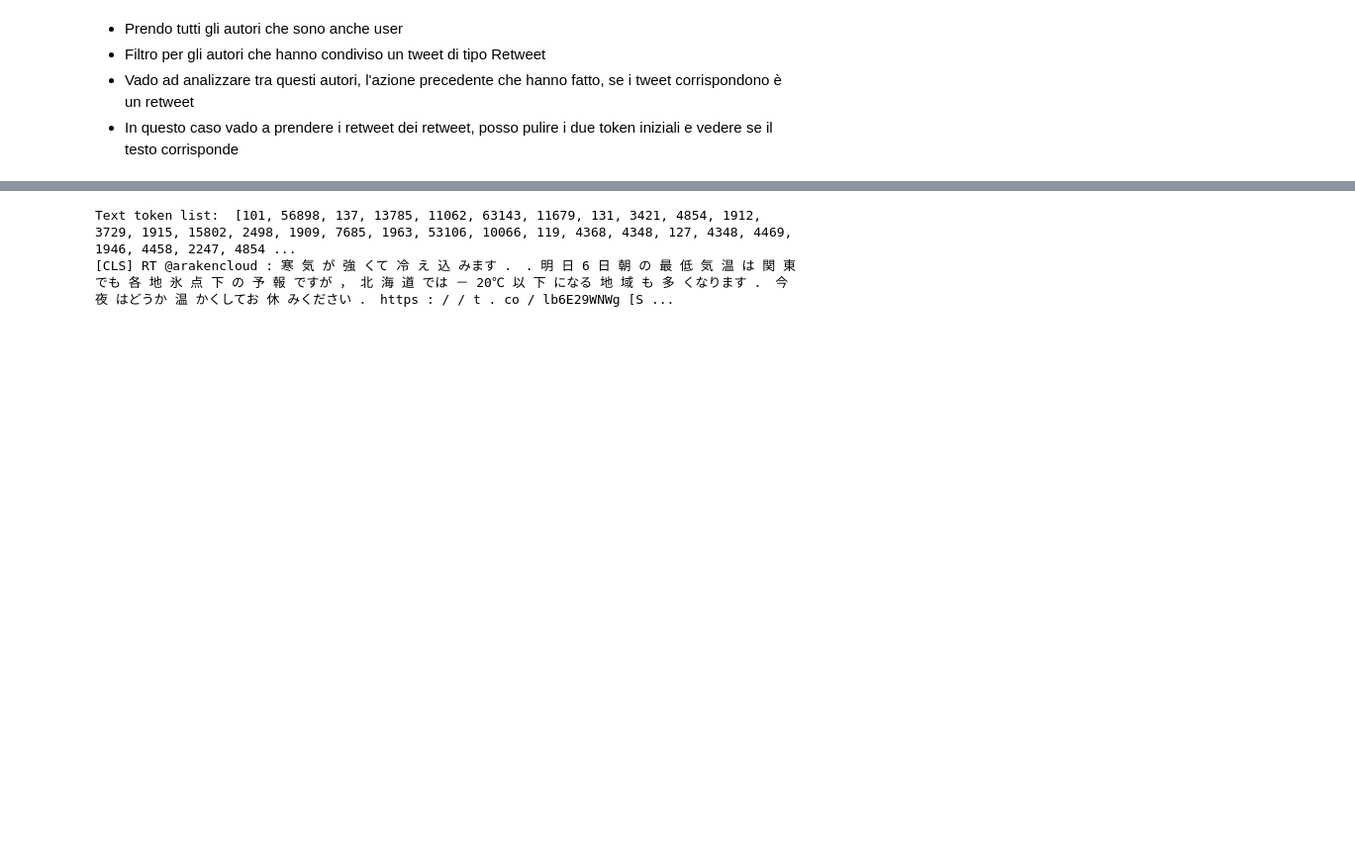
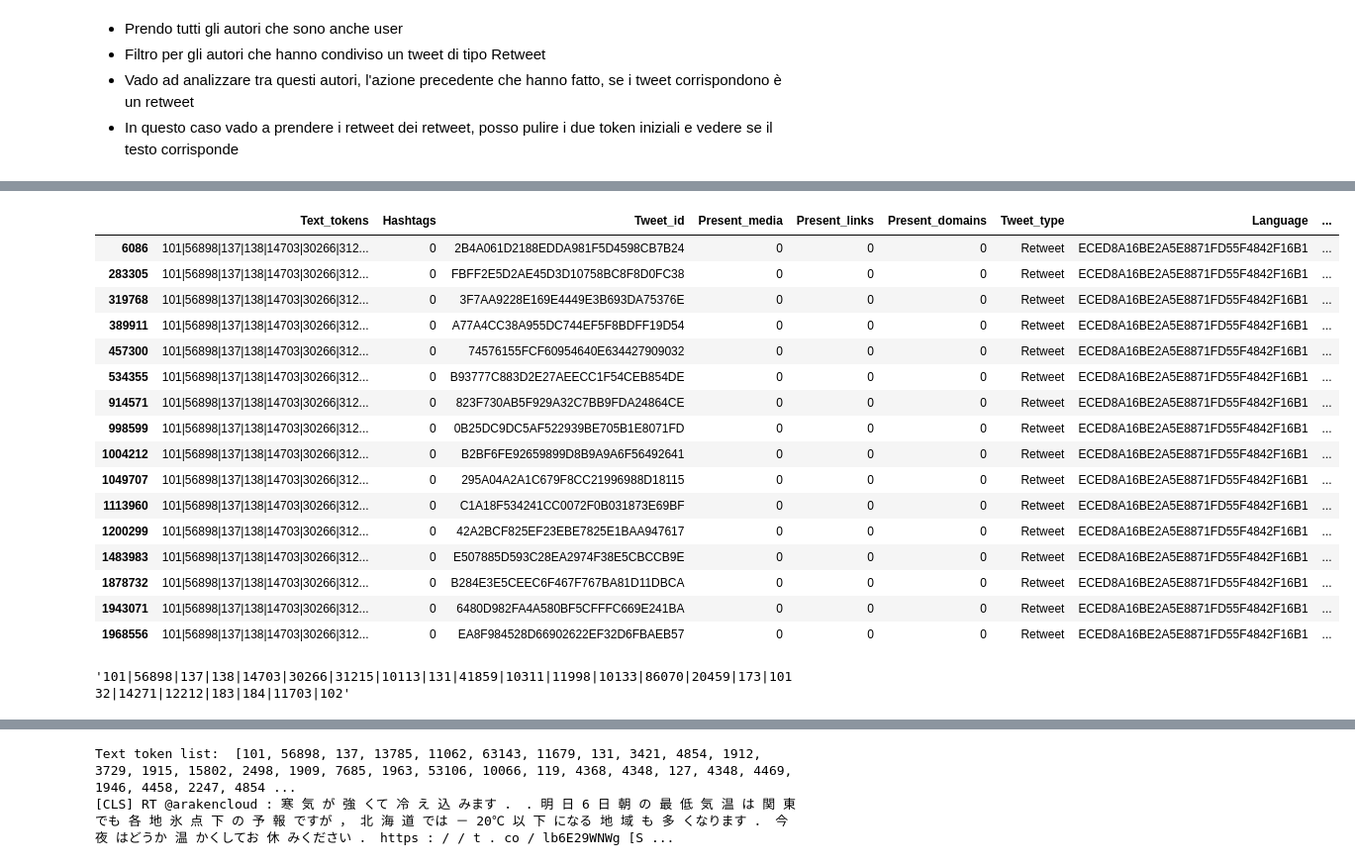
Before and after one commit to andreafiandro/recsys2020, a Jupyter notebook: Notebook/Analisi Validation.ipynb, the cells around one changed output, grey strips where cells are left out. Shown: that part at 99% size. Cells and saved outputs as stored; diff of their text form; code cells hidden in the pictures; blank space fills up the shorter version.

```diff
--- a/Notebook/Analisi Validation.ipynb
+++ b/Notebook/Analisi Validation.ipynb
@@ -233,3 +255,27 @@ df_val.head()
+# %%
+df_val[df_val['Text_tokens'] == '101|56898|137|138|14703|30266|31215|10113|131|41859|10311|11998|10133|86070|20459|173|10132|14271|12212|183|184|11703|102']
+# %% [output]
+|  | Text_tokens | Hashtags | Tweet_id | Present_media | Present_links | Present_domains | Tweet_type | Language | ... |
+| 6086 | 101|56898|137|138|14703|30266|312... | 0 | 2B4A061D2188EDDA981F5D4598CB7B24 | 0 | 0 | 0 | Retweet | ECED8A16BE2A5E8871FD55F4842F16B1 | ... |
+| 283305 | 101|56898|137|138|14703|30266|312... | 0 | FBFF2E5D2AE45D3D10758BC8F8D0FC38 | 0 | 0 | 0 | Retweet | ECED8A16BE2A5E8871FD55F4842F16B1 | ... |
+| 319768 | 101|56898|137|138|14703|30266|312... | 0 | 3F7AA9228E169E4449E3B693DA75376E | 0 | 0 | 0 | Retweet | ECED8A16BE2A5E8871FD55F4842F16B1 | ... |
+| 389911 | 101|56898|137|138|14703|30266|312... | 0 | A77A4CC38A955DC744EF5F8BDFF19D54 | 0 | 0 | 0 | Retweet | ECED8A16BE2A5E8871FD55F4842F16B1 | ... |
+| 457300 | 101|56898|137|138|14703|30266|312... | 0 | 74576155FCF60954640E634427909032 | 0 | 0 | 0 | Retweet | ECED8A16BE2A5E8871FD55F4842F16B1 | ... |
+| 534355 | 101|56898|137|138|14703|30266|312... | 0 | B93777C883D2E27AEECC1F54CEB854DE | 0 | 0 | 0 | Retweet | ECED8A16BE2A5E8871FD55F4842F16B1 | ... |
+| 914571 | 101|56898|137|138|14703|30266|312... | 0 | 823F730AB5F929A32C7BB9FDA24864CE | 0 | 0 | 0 | Retweet | ECED8A16BE2A5E8871FD55F4842F16B1 | ... |
+| 998599 | 101|56898|137|138|14703|30266|312... | 0 | 0B25DC9DC5AF522939BE705B1E8071FD | 0 | 0 | 0 | Retweet | ECED8A16BE2A5E8871FD55F4842F16B1 | ... |
+| 1004212 | 101|56898|137|138|14703|30266|312... | 0 | B2BF6FE92659899D8B9A9A6F56492641 | 0 | 0 | 0 | Retweet | ECED8A16BE2A5E8871FD55F4842F16B1 | ... |
+| 1049707 | 101|56898|137|138|14703|30266|312... | 0 | 295A04A2A1C679F8CC21996988D18115 | 0 | 0 | 0 | Retweet | ECED8A16BE2A5E8871FD55F4842F16B1 | ... |
+| 1113960 | 101|56898|137|138|14703|30266|312... | 0 | C1A18F534241CC0072F0B031873E69BF | 0 | 0 | 0 | Retweet | ECED8A16BE2A5E8871FD55F4842F16B1 | ... |
+| 1200299 | 101|56898|137|138|14703|30266|312... | 0 | 42A2BCF825EF23EBE7825E1BAA947617 | 0 | 0 | 0 | Retweet | ECED8A16BE2A5E8871FD55F4842F16B1 | ... |
+| 1483983 | 101|56898|137|138|14703|30266|312... | 0 | E507885D593C28EA2974F38E5CBCCB9E | 0 | 0 | 0 | Retweet | ECED8A16BE2A5E8871FD55F4842F16B1 | ... |
+| 1878732 | 101|56898|137|138|14703|30266|312... | 0 | B284E3E5CEEC6F467F767BA81D11DBCA | 0 | 0 | 0 | Retweet | ECED8A16BE2A5E8871FD55F4842F16B1 | ... |
+| 1943071 | 101|56898|137|138|14703|30266|312... | 0 | 6480D982FA4A580BF5CFFFC669E241BA | 0 | 0 | 0 | Retweet | ECED8A16BE2A5E8871FD55F4842F16B1 | ... |
+| 1968556 | 101|56898|137|138|14703|30266|312... | 0 | EA8F984528D66902622EF32D6FBAEB57 | 0 | 0 | 0 | Retweet | ECED8A16BE2A5E8871FD55F4842F16B1 | ... |
+# %%
+df_val[df_val['User_id_engaging'] == '00594D54385DE13237ECE6F082790BFD']['Text_tokens'].values[0]
+# %% [output]
+'101|56898|137|138|14703|30266|31215|10113|131|41859|10311|11998|10133|86070|20459|173|10132|14271|12212|183|184|11703|102'
 # %%
 # Tutti gli autori che hanno condiviso un tweet
 df_double = df_val[df_val['User_id'].isin(df_val['User_id_engaging'])]
```
Also changed, not shown: parts of 3 cells of this notebook, 1 other file.
